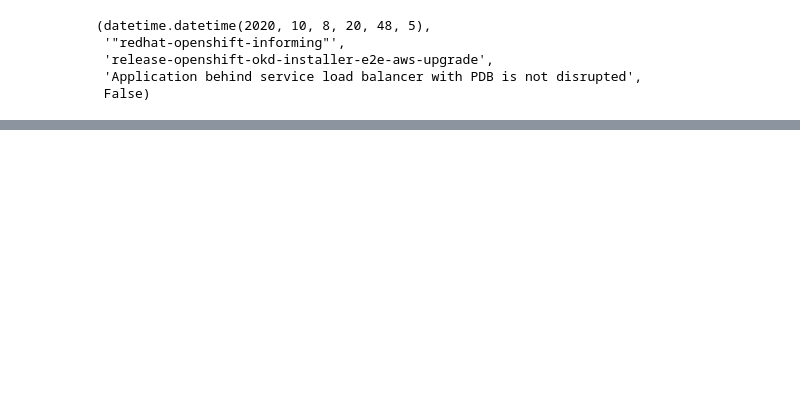
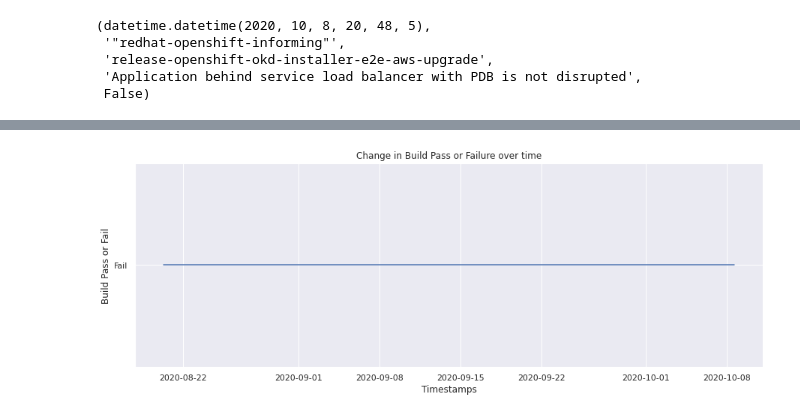
Before and after one commit to aicoe-aiops/ocp-ci-analysis, a Jupyter notebook: notebooks/data-sources/TestGrid/metrics/build_pass_failure.ipynb, the cells around one changed output, grey strips where cells are left out. Saved outputs shown, nothing was run; the diff lists cells and outputs as text; code cells hidden in the pictures; blank space fills up the shorter version.

```diff
--- a/notebooks/data-sources/TestGrid/metrics/build_pass_failure.ipynb
+++ b/notebooks/data-sources/TestGrid/metrics/build_pass_failure.ipynb
@@ -111,0 +207,4 @@ Build pass percentage: 0.000000
+# %%
+plot_builds_tab_grid("redhat-openshift-ocp-release-4.2-informing", "release-openshift-origin-installer-e2e-aws-upgrade-rollback-4.1-to-4.2", combined)
+# %% [output]
+[figure, added]
```
Also changed, not shown: parts of 28 cells of this notebook.
